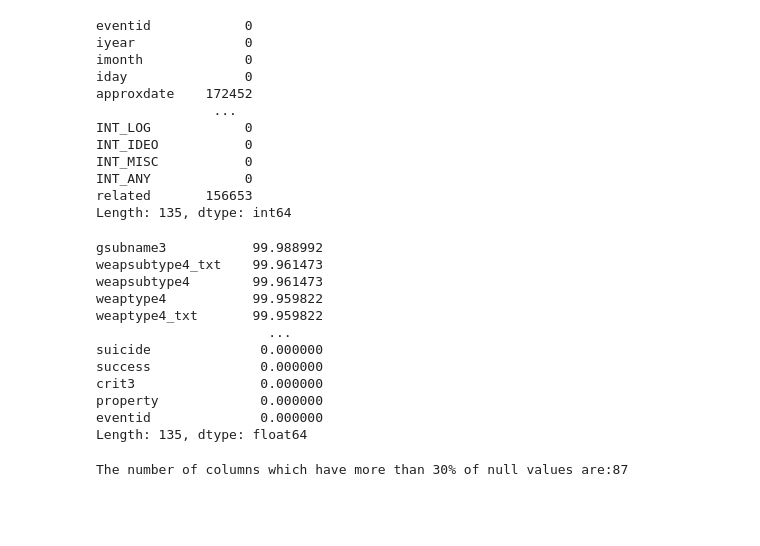
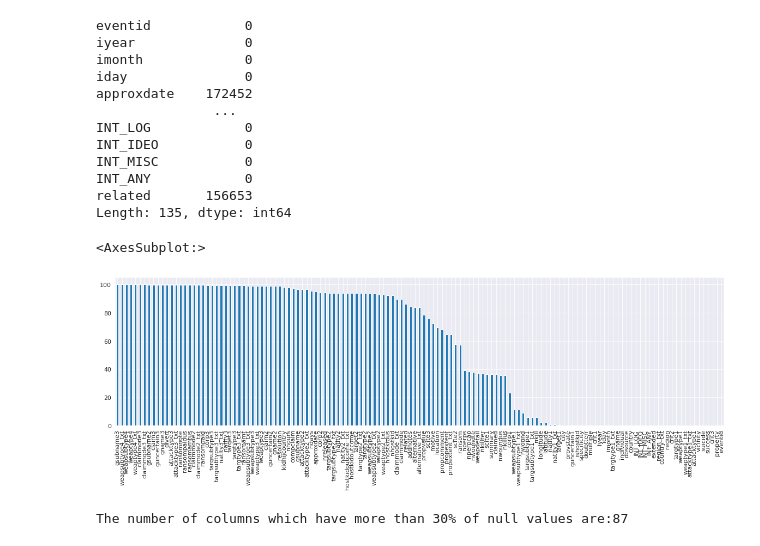
Before and after one commit to JozJozmin/GTD-, a Jupyter notebook: global-terrorism-analysis-capstone-project-ipynb.ipynb, the cells around one changed output. Saved outputs shown, nothing was run; the diff lists cells and outputs as text; code cells hidden in the pictures; blank space fills up the shorter version.

```diff
--- a/global-terrorism-analysis-capstone-project-ipynb.ipynb
+++ b/global-terrorism-analysis-capstone-project-ipynb.ipynb
@@ -99,21 +89,12 @@ related       156653
 Length: 135, dtype: int64
 # %%
 ###  Percentage of missing values per columns
-Missing_values_percent = ((data.isna().sum()/data.shape[0])*100)
-Missing_values_percent.sort_values(ascending=False)
+plt.figure(figsize=(20, 5))
+Missing_values_percent = ((data.isna().sum()/data.shape[0])*100).sort_values(ascending=False)
+Missing_values_percent.plot(kind = 'bar')
 # %% [output]
-gsubname3           99.988992
-weapsubtype4_txt    99.961473
-weapsubtype4        99.961473
-weaptype4           99.959822
-weaptype4_txt       99.959822
-                      ...
-suicide              0.000000
-success              0.000000
-crit3                0.000000
-property             0.000000
-eventid              0.000000
-Length: 135, dtype: float64
+<AxesSubplot:>
+[figure, added]
 # %%
 print(f'The number of columns which have more than 30% of null values are:{ len(Missing_values_percent [Missing_values_percent >= 30])}')
 # %% [output]
```
Also changed, not shown: parts of 31 cells of this notebook.
